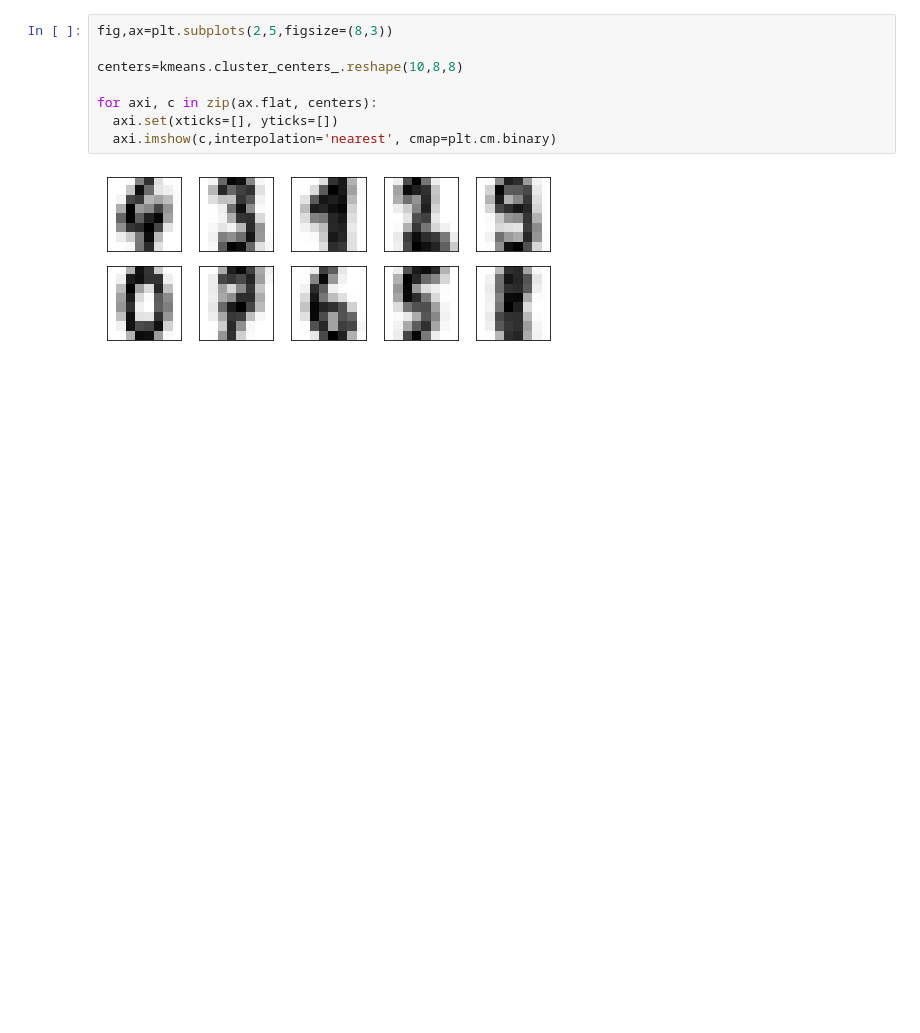
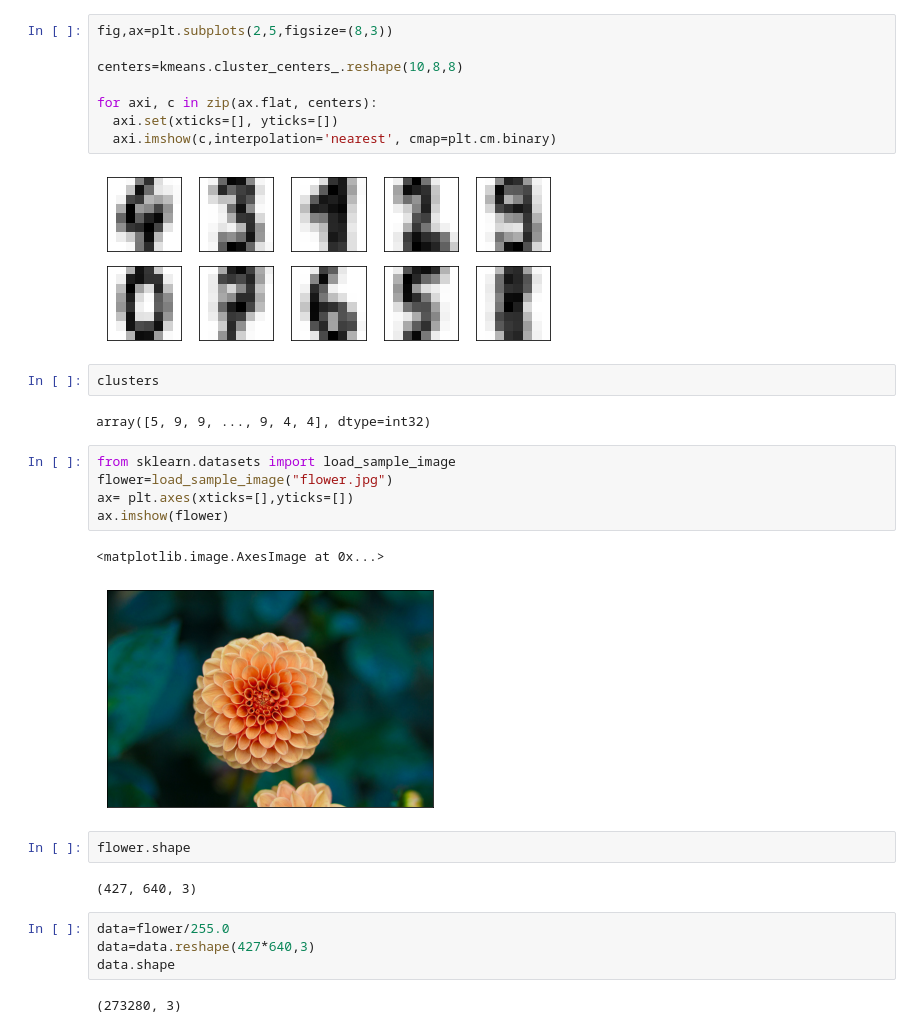
Before and after one commit to DerinOgrenme2021/GizemUnal, a Jupyter notebook: Clustering.ipynb, the cells around one changed output. Drawn from its saved outputs; the diff is of its cells as text; blank space fills up the shorter version.

```diff
--- a/Clustering.ipynb
+++ b/Clustering.ipynb
@@ -87,3 +87,25 @@ for axi, c in zip(ax.flat, centers):
   axi.imshow(c,interpolation='nearest', cmap=plt.cm.binary)
 # %% [output]
 [figure]
+# %%
+clusters
+# %% [output]
+array([5, 9, 9, ..., 9, 4, 4], dtype=int32)
+# %%
+from sklearn.datasets import load_sample_image
+flower=load_sample_image("flower.jpg")
+ax= plt.axes(xticks=[],yticks=[])
+ax.imshow(flower)
+# %% [output]
+<matplotlib.image.AxesImage at 0x...>
+[figure, added]
+# %%
+flower.shape
+# %% [output]
+(427, 640, 3)
+# %%
+data=flower/255.0
+data=data.reshape(427*640,3)
+data.shape
+# %% [output]
+(273280, 3)
```
Also changed, not shown: parts of 2 cells of this notebook.
